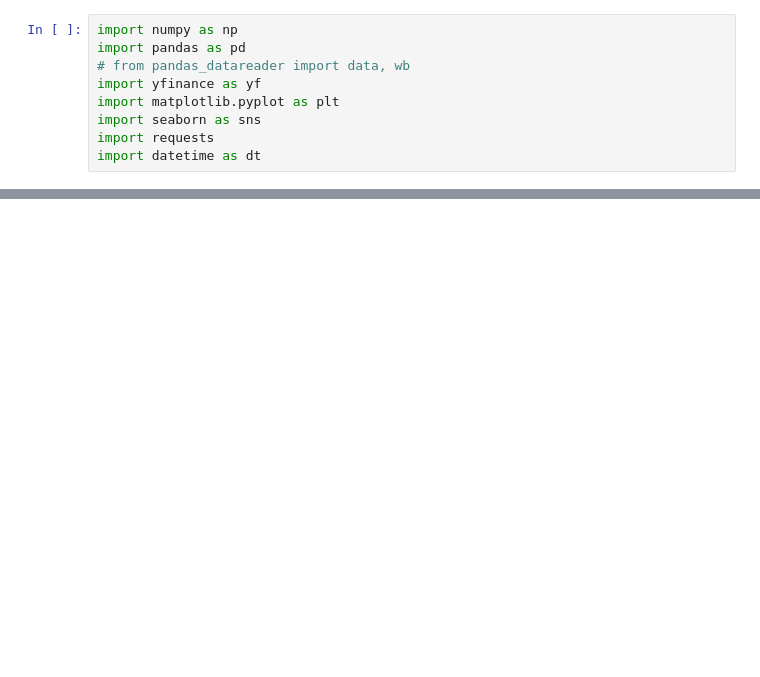
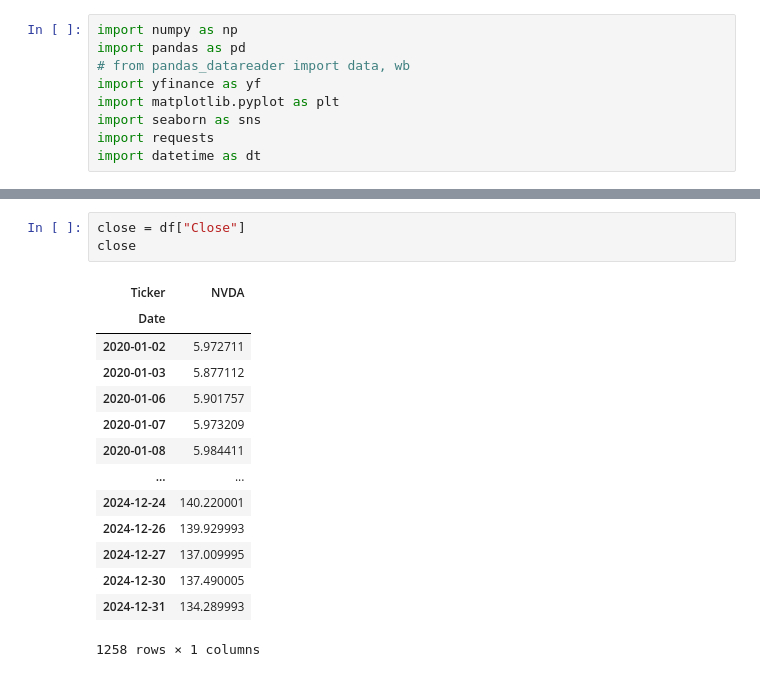
Before and after one commit to akramj13/GeeseHacks, a Jupyter notebook: backend/main.ipynb, the cells around one changed output, grey strips where cells are left out. Cells and saved outputs as stored; diff of their text form; blank space fills up the shorter version.

```diff
--- a/backend/main.ipynb
+++ b/backend/main.ipynb
@@ -33,0 +58,18 @@ df
+# %%
+close = df["Close"]
+close
+# %% [output]
+| Ticker | NVDA |
+| Date |  |
+| 2020-01-02 | 5.972711 |
+| 2020-01-03 | 5.877112 |
+| 2020-01-06 | 5.901757 |
+| 2020-01-07 | 5.973209 |
+| 2020-01-08 | 5.984411 |
+| ... | ... |
+| 2024-12-24 | 140.220001 |
+| 2024-12-26 | 139.929993 |
+| 2024-12-27 | 137.009995 |
+| 2024-12-30 | 137.490005 |
+| 2024-12-31 | 134.289993 |
+1258 rows × 1 columns
```
Also changed, not shown: parts of 10 cells of this notebook.
